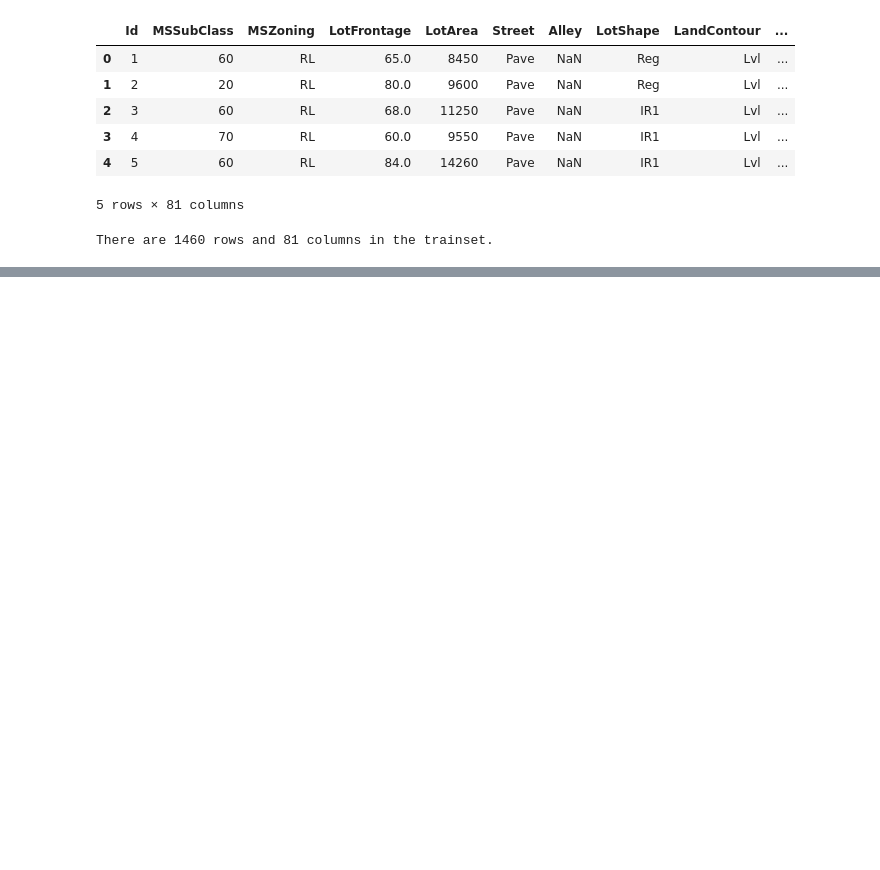
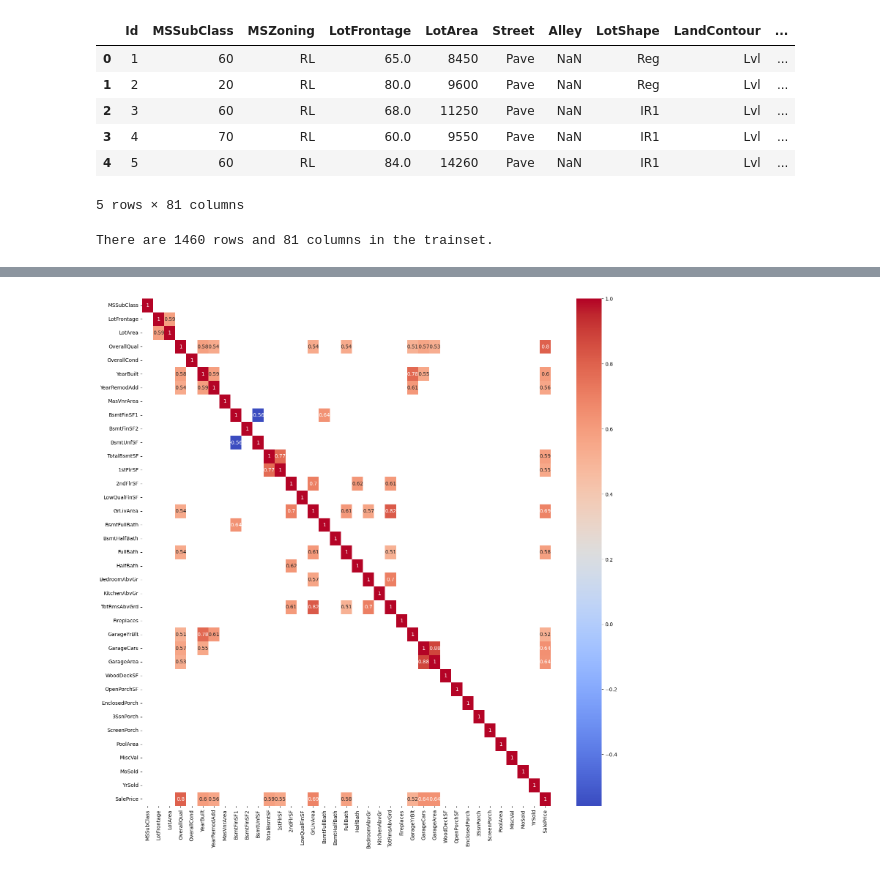
Before and after one commit to huangchao2528/Projects, a Jupyter notebook: House Price/HousePrice.ipynb, the cells around one changed output, grey strips where cells are left out. Saved outputs shown, nothing was run; the diff lists cells and outputs as text; code cells hidden in the pictures; blank space fills up the shorter version.

```diff
--- a/House Price/HousePrice.ipynb
+++ b/House Price/HousePrice.ipynb
@@ -79,0 +133,13 @@ for column in numerical_columns:
+# %%
+# Select the numerical columns
+numerical_columns = trainset.select_dtypes(include=['number'])
+# Compute the correlation matrix
+correlation_matrix = numerical_columns.corr()
+# Create a mask for values outside the desired range
+mask = ~((correlation_matrix >= 0.5) | (correlation_matrix <= -0.5))
+# Create the heatmap
+plt.figure(figsize=(18, 18))
+sns.heatmap(correlation_matrix, mask=mask, annot=True, cmap='coolwarm')
+plt.show()
+# %% [output]
+[figure, added]
```
Also changed, not shown: parts of 19 cells of this notebook.
